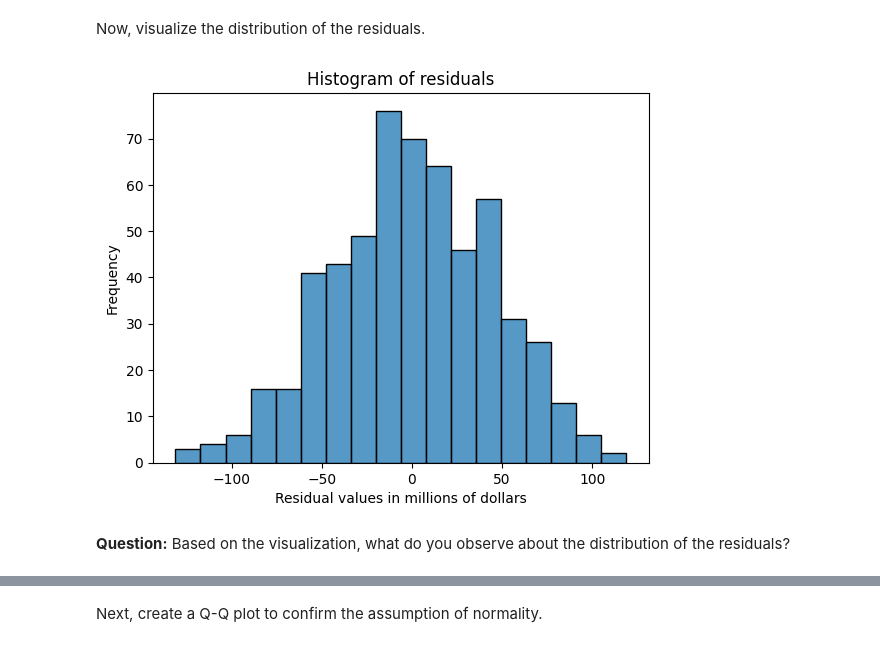
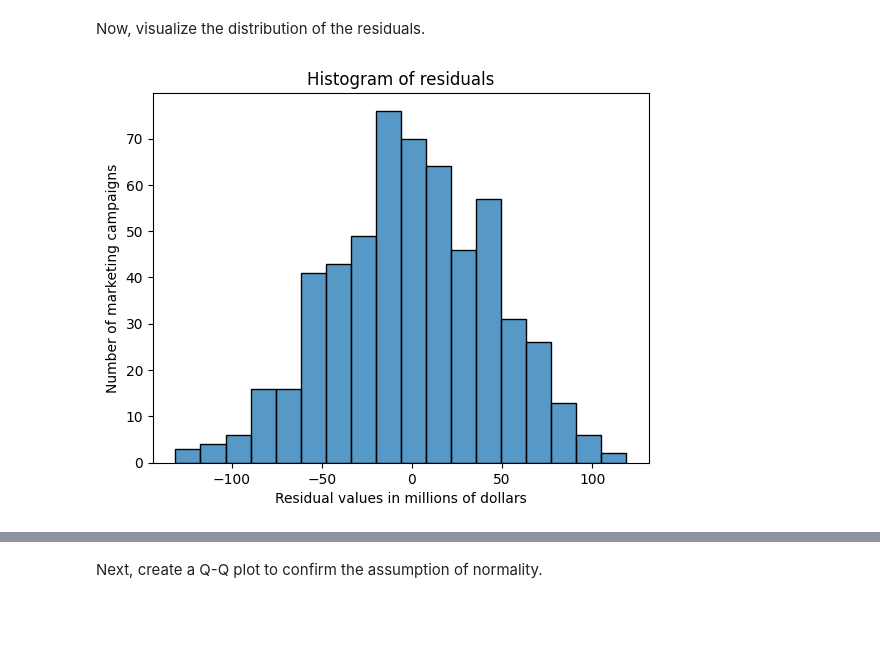
Before and after one commit to dyyland23-glitch/Marketing-sales-data, a Jupyter notebook: marketing_Run simple linear regression (2).ipynb, the cells around one changed output, grey strips where cells are left out. Drawn from its saved outputs; the diff is of its cells as text; code cells hidden in the pictures; blank space fills up the shorter version.

```diff
--- a/marketing_Run simple linear regression (2).ipynb
+++ b/marketing_Run simple linear regression (2).ipynb
@@ -367,16 +367,14 @@ Now, visualize the distribution of the residuals.
 # %%
 # Visualize the distribution of the residuals.
 # we will use a histoplot
 
 import matplotlib.pyplot as plt
 
 fig = sns.histplot(residuals)
 fig.set_xlabel("Residual values in millions of dollars")
-fig.set_ylabel("Frequency")
+fig.set_ylabel("Number of marketing campaigns")
 
 fig.set_title("Histogram of residuals")
 plt.show()
 # %% [output]
-[figure, old version]
+[figure, new version]
-# %% [markdown]
-**Question:** Based on the visualization, what do you observe about the distribution of the residuals?
```
Also changed, not shown: parts of 15 cells of this notebook.
